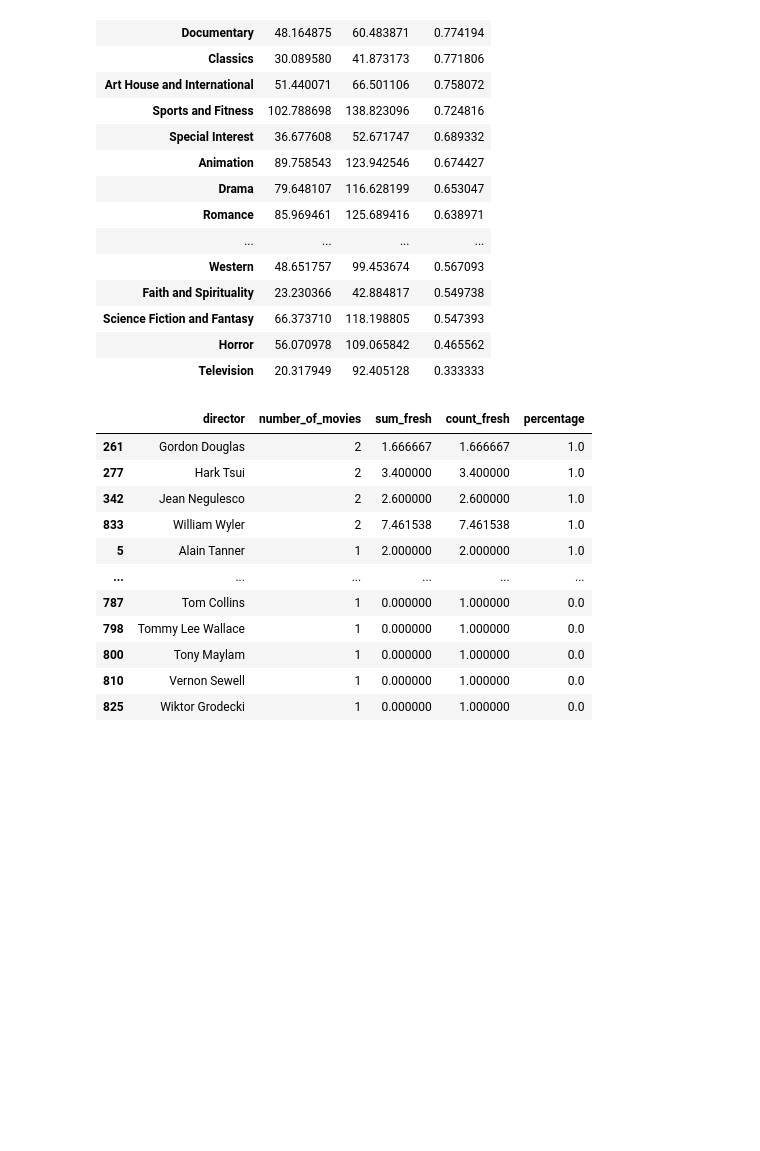
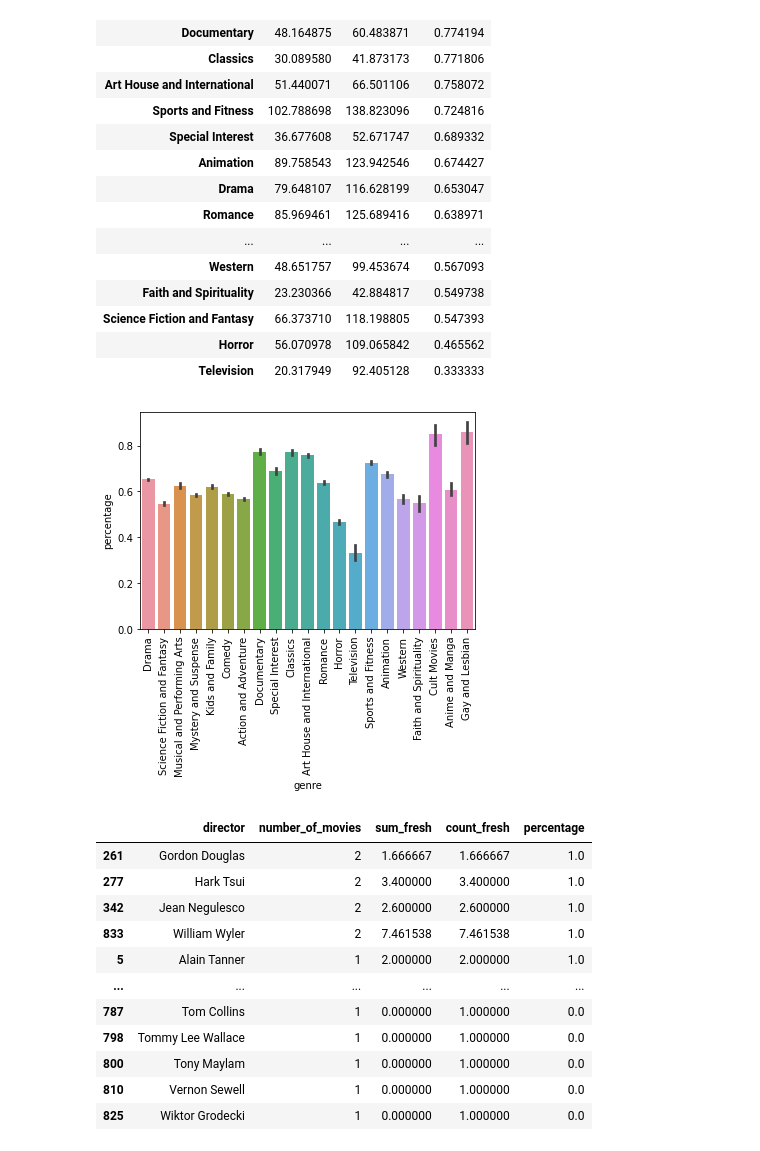
Before and after one commit to Brandon-Meyer0/git-dat-money, a Jupyter notebook: Capstone Group 1A.ipynb, the cells around one changed output. Cells and saved outputs as stored; diff of their text form; code cells hidden in the pictures; blank space fills up the shorter version.

Commit message:
start adding visualizations

```diff
--- a/Capstone Group 1A.ipynb
+++ b/Capstone Group 1A.ipynb
@@ -709,6 +709,13 @@ df
 | Science Fiction and Fantasy | 66.373710 | 118.198805 | 0.547393 |
 | Horror | 56.070978 | 109.065842 | 0.465562 |
 | Television | 20.317949 | 92.405128 | 0.333333 |
+# %%
+#barplot
+df = rotten_tomatoes_full.explode('genre').reset_index(drop=True)
+sns.barplot(data=df, x="genre",y="percentage")
+plt.xticks(rotation=90);
+# %% [output]
+[figure, added]
 # %%
 #director and fresh rating comparison
 df = rotten_tomatoes_full
```
Also changed, not shown: parts of 3 cells of this notebook.
